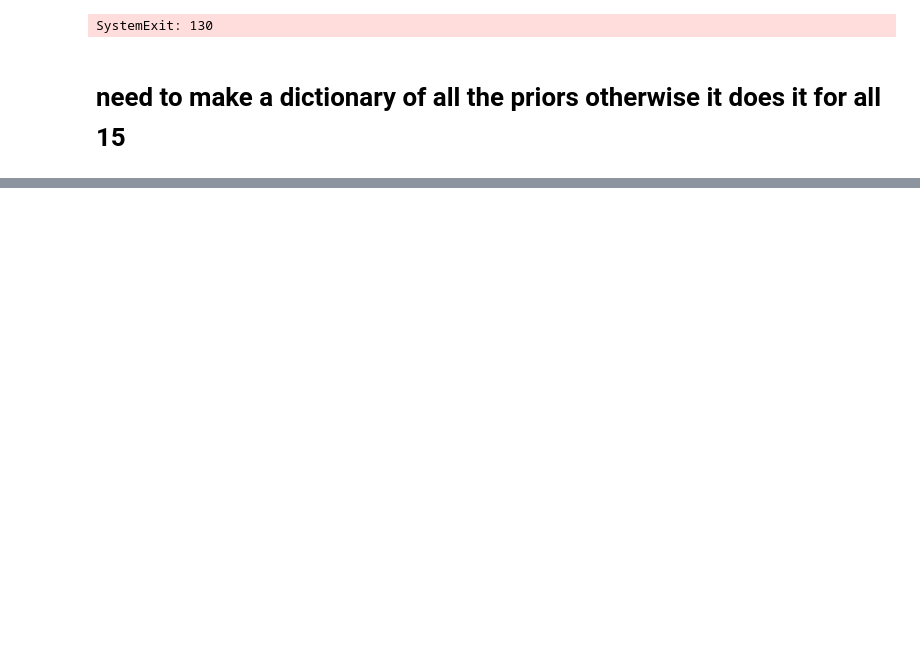
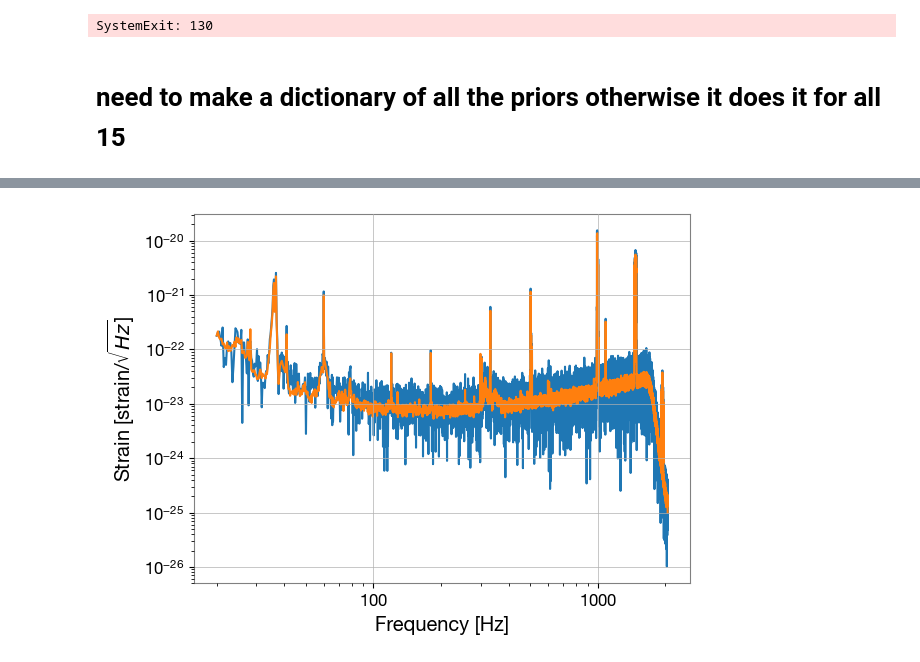
Before and after one commit to maxthebigcoda/astro-projects, a Jupyter notebook: parameter-estimation/bilby_real.ipynb, the cells around one changed output, grey strips where cells are left out. Saved outputs shown, nothing was run; the diff lists cells and outputs as text; code cells hidden in the pictures; blank space fills up the shorter version.

```diff
--- a/parameter-estimation/bilby_real.ipynb
+++ b/parameter-estimation/bilby_real.ipynb
@@ -169,0 +210,30 @@ SystemExit: 130
+# %%
+psd_duration = duration * 32
+psd_start_time = analysis_start - psd_duration
+
+H1_psd_data = TimeSeries.fetch_open_data(
+    "H1", psd_start_time, psd_start_time + psd_duration, sample_rate=4096, cache=True)
+
+L1_psd_data = TimeSeries.fetch_open_data(
+    "L1", psd_start_time, psd_start_time + psd_duration, sample_rate=4096, cache=True)
+# %%
+psd_alpha = 2 * H1.strain_data.roll_off / duration
+H1_psd = H1_psd_data.psd(fftlength=duration, overlap=0, window=("tukey", psd_alpha), method="median")
+L1_psd = L1_psd_data.psd(fftlength=duration, overlap=0, window=("tukey", psd_alpha), method="median")
+# %%
+H1.power_spectral_density = bilby.gw.detector.PowerSpectralDensity(
+    frequency_array=H1_psd.frequencies.value, psd_array=H1_psd.value)
+L1.power_spectral_density = bilby.gw.detector.PowerSpectralDensity(
+    frequency_array=H1_psd.frequencies.value, psd_array=L1_psd.value)
+# %%
+fig, ax = plt.subplots()
+idxs = H1.strain_data.frequency_mask  # This is a boolean mask of the frequencies which we'll use in the analysis
+ax.loglog(H1.strain_data.frequency_array[idxs],
+          np.abs(H1.strain_data.frequency_domain_strain[idxs]))
+ax.loglog(H1.power_spectral_density.frequency_array[idxs],
+          H1.power_spectral_density.asd_array[idxs])
+ax.set_xlabel("Frequency [Hz]")
+ax.set_ylabel("Strain [strain/$\sqrt{Hz}$]")
+plt.show()
+# %% [output]
+[figure, added]
```
Also changed, not shown: parts of 22 cells of this notebook, 4 other files.
